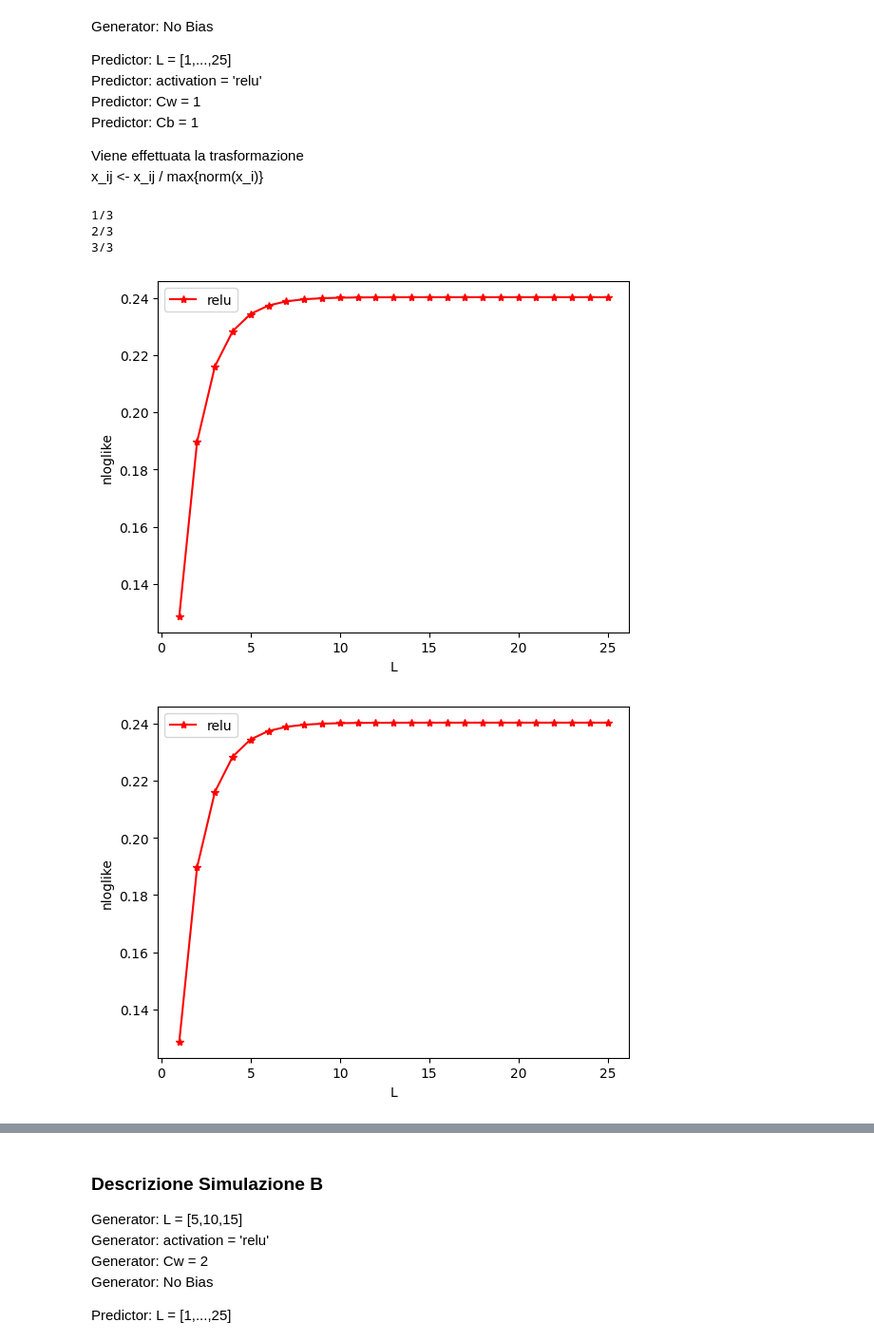
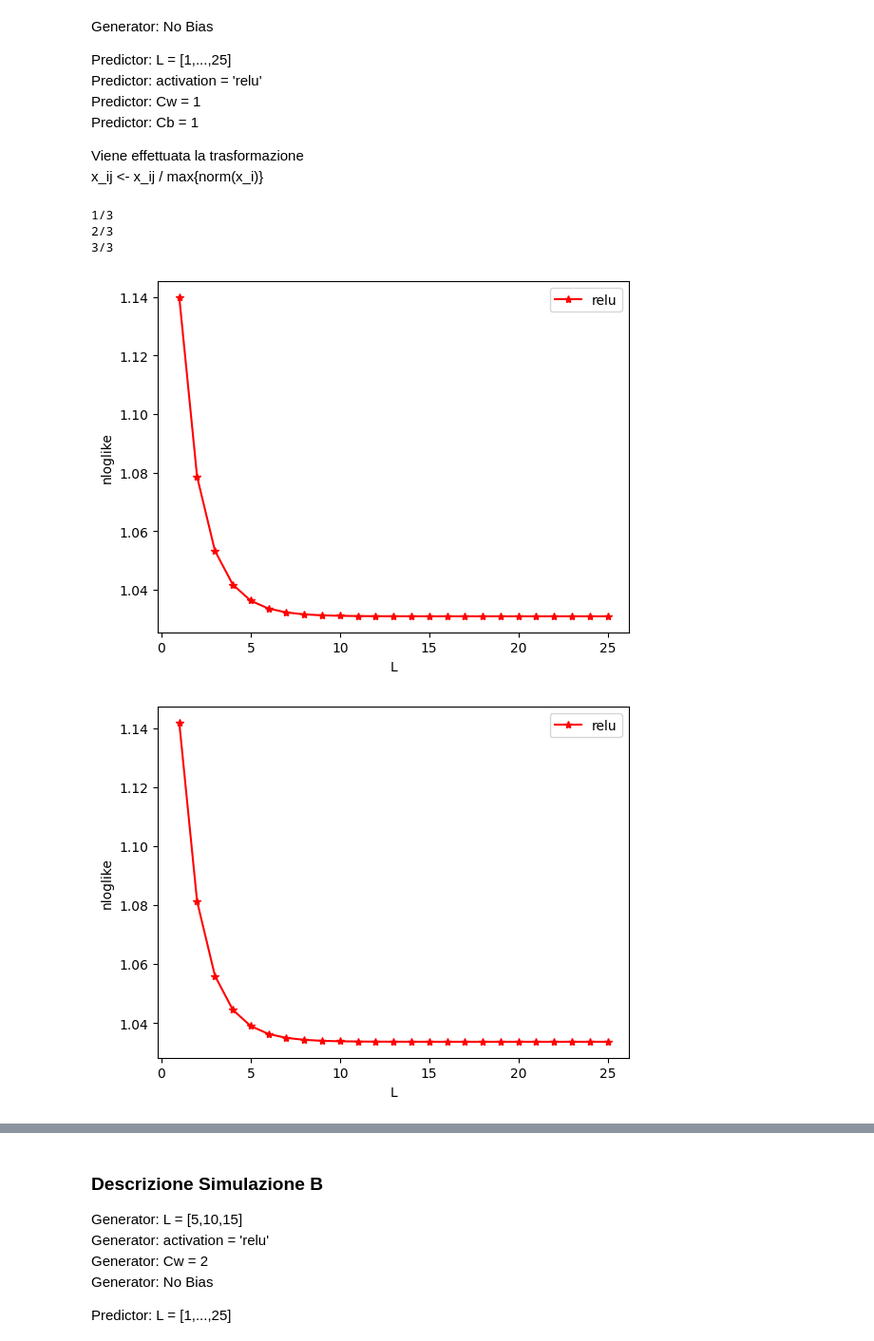
Before and after one commit to FabianoVeglianti/Architecture_Selection_Using_Infinite_Width_Limit_Neural_Network, a Jupyter notebook: simulazioni.ipynb, the cells around one changed output, grey strips where cells are left out. Shown at 95% size. Saved outputs shown, nothing was run; the diff lists cells and outputs as text; code cells hidden in the pictures.

```diff
--- a/simulazioni.ipynb
+++ b/simulazioni.ipynb
@@ -620,7 +616,7 @@ class Score_Handler:
   #method
   def _compute_pdfs(self,dataset, mlp, gaussian_limit_df):
     probabilities = []
-    for _, row in dataset.iterrows():
+    for index, row in dataset.iterrows():
       x = (row[:-1]).to_numpy()
       gaussian_limit_stddev = get_gaussian_limit_std_from_df(gaussian_limit_df, x, mlp)
       probabilities.append(norm.pdf(row.y, loc = 0, scale = gaussian_limit_stddev))
@@ -656,7 +652,6 @@ class Score_Handler:
 
     if args_scores.nloglike or args_scores.gmean:
       current_dataset_pdfs = self.get_grid_probabilities(dataset_handler, grid_parameters_predictors, gaussian_limit_df, pdf = True)
-
     if args_scores.nloglike:
       nloglike_list = []
       for _, row in output_dataset.iterrows():
@@ -1109,7 +1108,7 @@ def create_or_load_input(basepath, args_datahandling):
 
 
 # Compute or load gaussian limit var for each predictors
-def create_or_load_gaussian_limit_for_each_predictors(basepath, args_datahandling, grid_parameters_predictors,input):
+def create_or_load_gaussian_limit_for_each_predictors(basepath, args_datahandling, grid_parameters_predictors,input, scaled_input = None, use_scaled_input = False):
   dataset_handler = DatasetHandler()
   if args_datahandling.compute_gaussian_limit:
     columns = []
@@ -1125,7 +1124,7 @@ def create_or_load_gaussian_limit_for_each_predictors(basepath, args_datahandlin
       pred_Cb = predictor_architectures[3]
       pred_Cw = predictor_architectures[4]
       predictor = MLP(pred_L, pred_width_list, pred_activation, pred_Cb, pred_Cw, seed = 111)
-      gaussian_limit_df = pd.concat([gaussian_limit_df, dataset_handler.get_dataset_with_gaussian_limit(predictor, input)], ignore_index=True)
+      gaussian_limit_df = pd.concat([gaussian_limit_df, dataset_handler.get_dataset_with_gaussian_limit(predictor, input, scaled_input, use_scaled_input)], ignore_index=True)
     if args_datahandling.save_gaussian_limit_on_cloud:
       handle_dirs(basepath)
       filename = basepath + "gaussian_limit.csv"
@@ -1216,15 +1215,3 @@ basepath = '/content/drive/MyDrive/Simulazioni/Simulazione_A/'
 # %%
 grid_parameters_datasets = {'L' : [5,10,15], 'n':[50], 'activation':['relu'], 'Cb': [1], 'Cw': [1]}
 grid_parameters_predictors = {'L' : np.arange(1,26,1), 'n':[5], 'activation':['relu'], 'Cb': [1], 'Cw': [1]}
-# %%
-dataset_handler = DatasetHandler()
-input = create_or_load_input(basepath, args_datahandling)
-input , max_norm_X = dataset_handler.set_max_norm_X_to_1(input)
-
-# Set Cw according to max_norm_X (unnecessary in this case)
-#Cw = compute_Cw_from_max_norm_X(max_norm_X, grid_parameters_predictors['Cb'])
-#Cw_params_list = grid_parameters_predictors['Cw']
-#Cw_params_list.pop(0)
-#Cw_params_list.append(Cw)
-
-gaussian_limit_df = create_or_load_gaussian_limit_for_each_predictors(basepath, args_datahandling, grid_parameters_predictors, input)
@@ -1260,35 +1250,38 @@ for architecture in get_architecture(grid_parameters_datasets):
 
   # Create Dataset
   dataset, _= dataset_handler.create_dataset_from_MLP_given_input(mlp, input)
+  scaled_input , max_norm_X = dataset_handler.set_max_norm_X_to_1(input)
 
+  path = basepath + str(L) + "_" + activation + "/"
+  gaussian_limit_df = create_or_load_gaussian_limit_for_each_predictors(basepath, args_datahandling, grid_parameters_predictors, input, scaled_input, use_scaled_input = True)
 
 
 
   mlpgenerator_datasetsimulation = MLPGeneratedDatasetSimulation(dataset_handler)
   if args_datahandling.save_dataset_on_cloud:
     # Save dataset description
     mlpgenerator_datasetsimulation.save_dataset_description_on_cloud(basepath)
     # Save dataset
     centered_dataset = dataset_handler.get_uncentered_dataset()
     path = basepath + str(L) + "_" + activation
     handle_dirs(path)
     filename = path + "/dataset.csv"
     with open(filename, 'w', encoding = 'utf-8-sig') as f:
       centered_dataset.to_csv(f, index = False)
 
   current_dataset_results = score_handler.compute_all_scores(dataset_handler, grid_parameters_predictors, gaussian_limit_df, args_scores)
   mlpgenerator_datasetsimulation.set_results(current_dataset_results)
 
   if args_datahandling.save_results_on_cloud:
     mlpgenerator_datasetsimulation.save_dataset_results_on_cloud(basepath)
 
   grid_dataset_results.append(mlpgenerator_datasetsimulation)
 
 if args_datahandling.save_figures_on_cloud:
   lineplots(grid_dataset_results, basepath, args_scores)
 # %% [output]
 1/3
 2/3
 3/3
-[figure, old version]
+[figure, new version]
-[figure, old version]
+[figure, new version]
```
Also changed, not shown: parts of 20 cells of this notebook.
